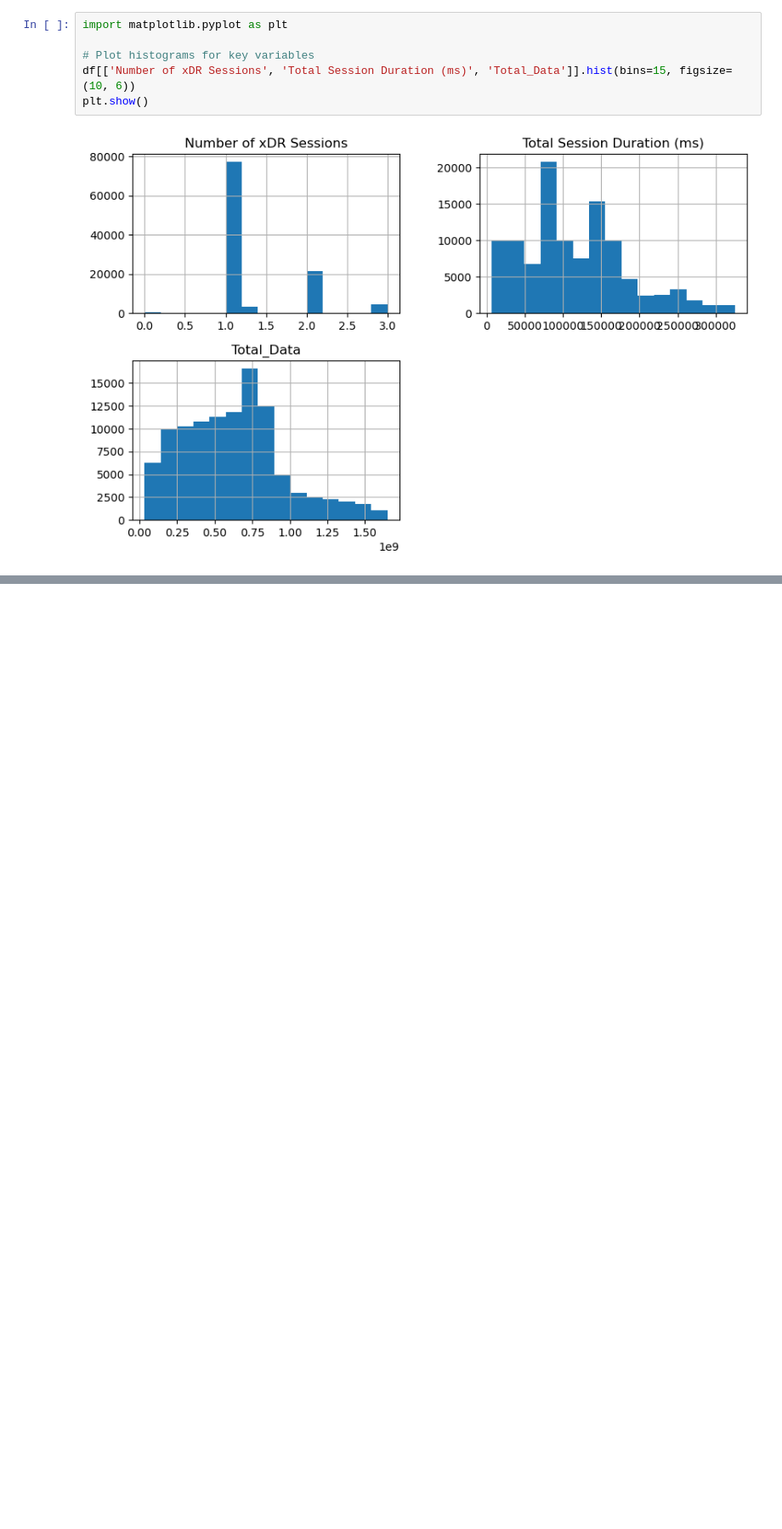
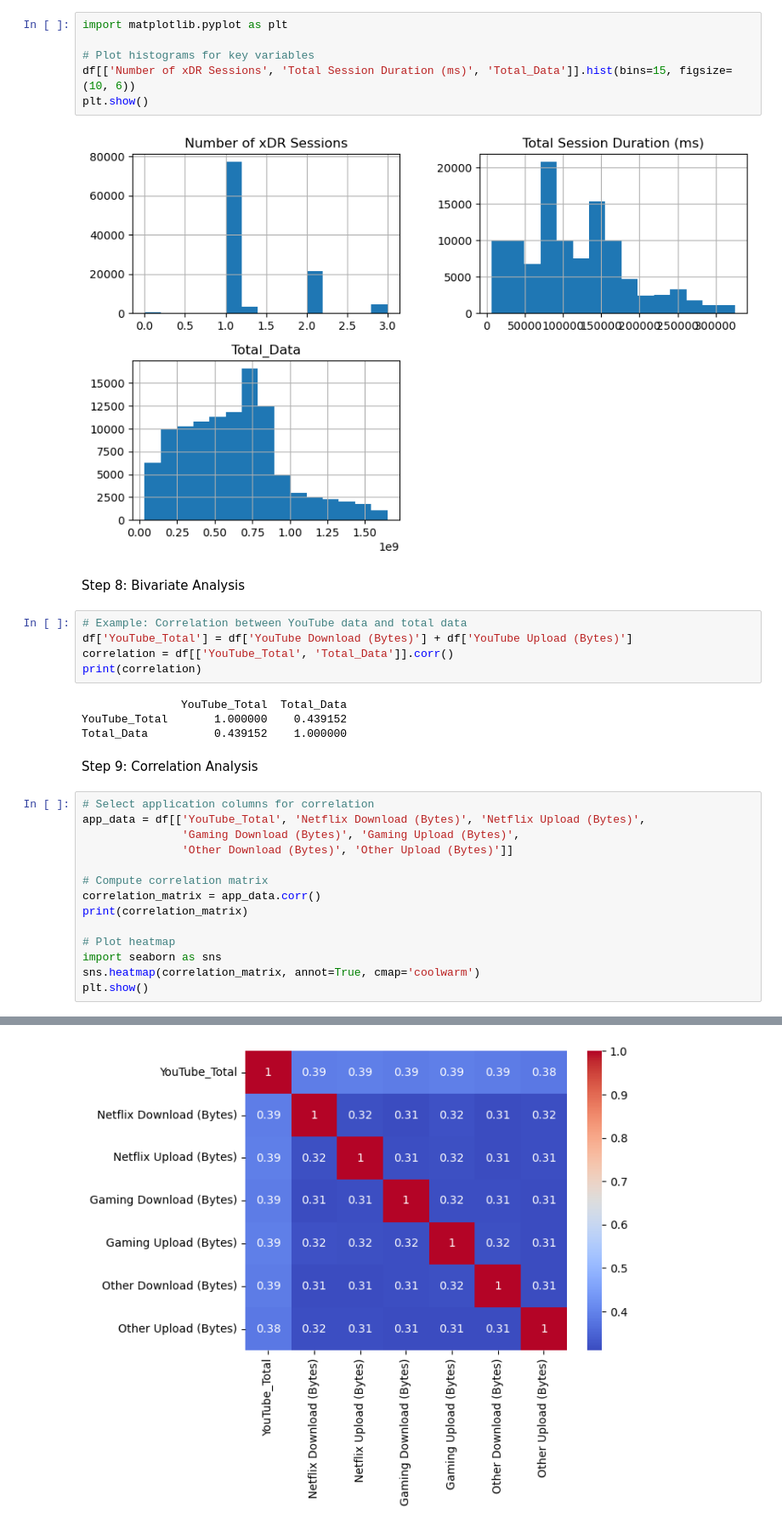
Before and after one commit to AregawiF/TellCo-Analysis-and-Growth-Opportunity-Dashboard, a Jupyter notebook: notebooks/ExploratoryDataAnalysis.ipynb, the cells around one changed output, grey strips where cells are left out. Shown: that part at 85% size. Saved outputs shown, nothing was run; the diff lists cells and outputs as text; blank space fills up the shorter version.

Commit message:
correlation analysis

```diff
--- a/notebooks/ExploratoryDataAnalysis.ipynb
+++ b/notebooks/ExploratoryDataAnalysis.ipynb
@@ -155,3 +155,31 @@ df[['Number of xDR Sessions', 'Total Session Duration (ms)', 'Total_Data']].hist
 plt.show()
 # %% [output]
 [figure]
+# %% [markdown]
+Step 8: Bivariate Analysis
+# %%
+# Example: Correlation between YouTube data and total data
+df['YouTube_Total'] = df['YouTube Download (Bytes)'] + df['YouTube Upload (Bytes)']
+correlation = df[['YouTube_Total', 'Total_Data']].corr()
+print(correlation)
+# %% [output]
+               YouTube_Total  Total_Data
+YouTube_Total       1.000000    0.439152
+Total_Data          0.439152    1.000000
+# %% [markdown]
+Step 9: Correlation Analysis
+# %%
+# Select application columns for correlation
+app_data = df[['YouTube_Total', 'Netflix Download (Bytes)', 'Netflix Upload (Bytes)',
+               'Gaming Download (Bytes)', 'Gaming Upload (Bytes)',
+               'Other Download (Bytes)', 'Other Upload (Bytes)']]
+
+# Compute correlation matrix
+correlation_matrix = app_data.corr()
+print(correlation_matrix)
+
+# Plot heatmap
+import seaborn as sns
+sns.heatmap(correlation_matrix, annot=True, cmap='coolwarm')
+plt.show()
+# %% [output]
@@ -157,0 +203 @@ plt.show()
+[figure, added]
```
Also changed, not shown: parts of 1 cell of this notebook.
